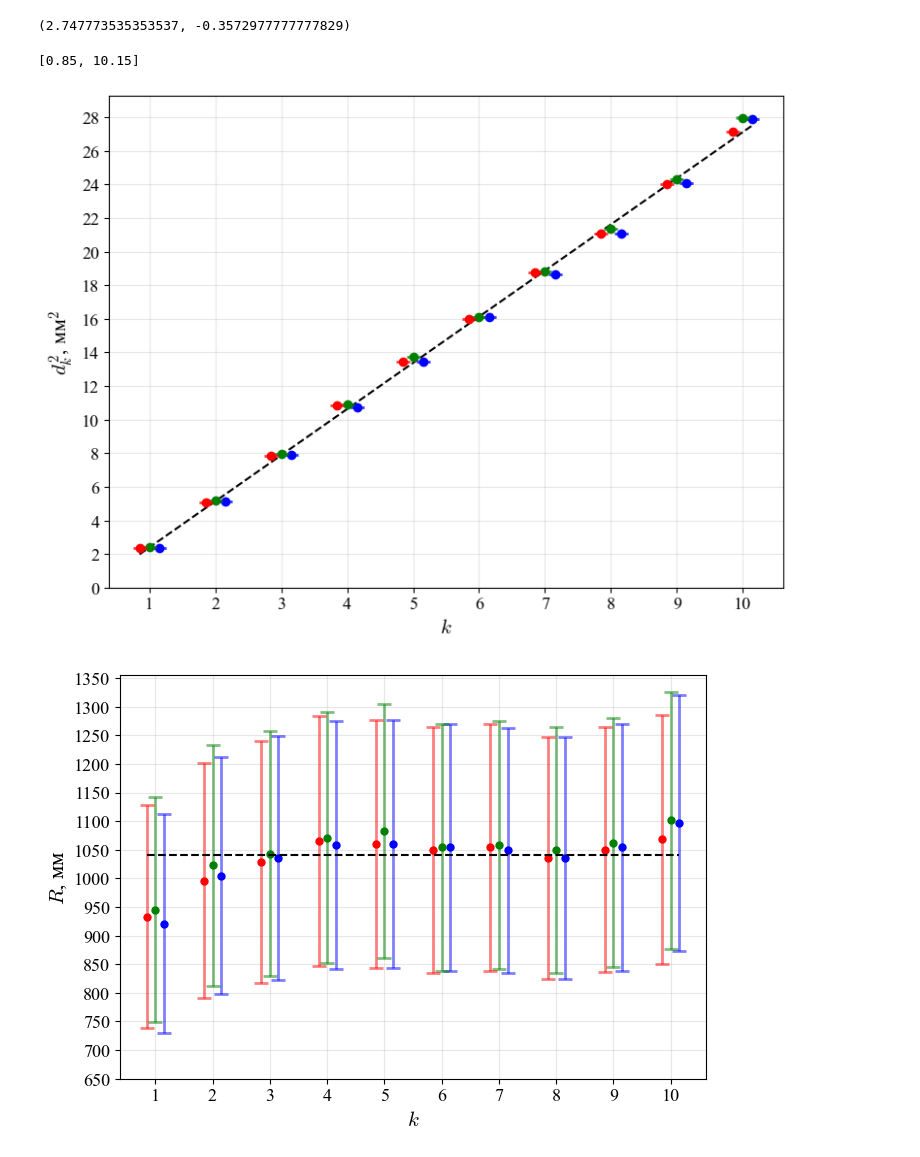
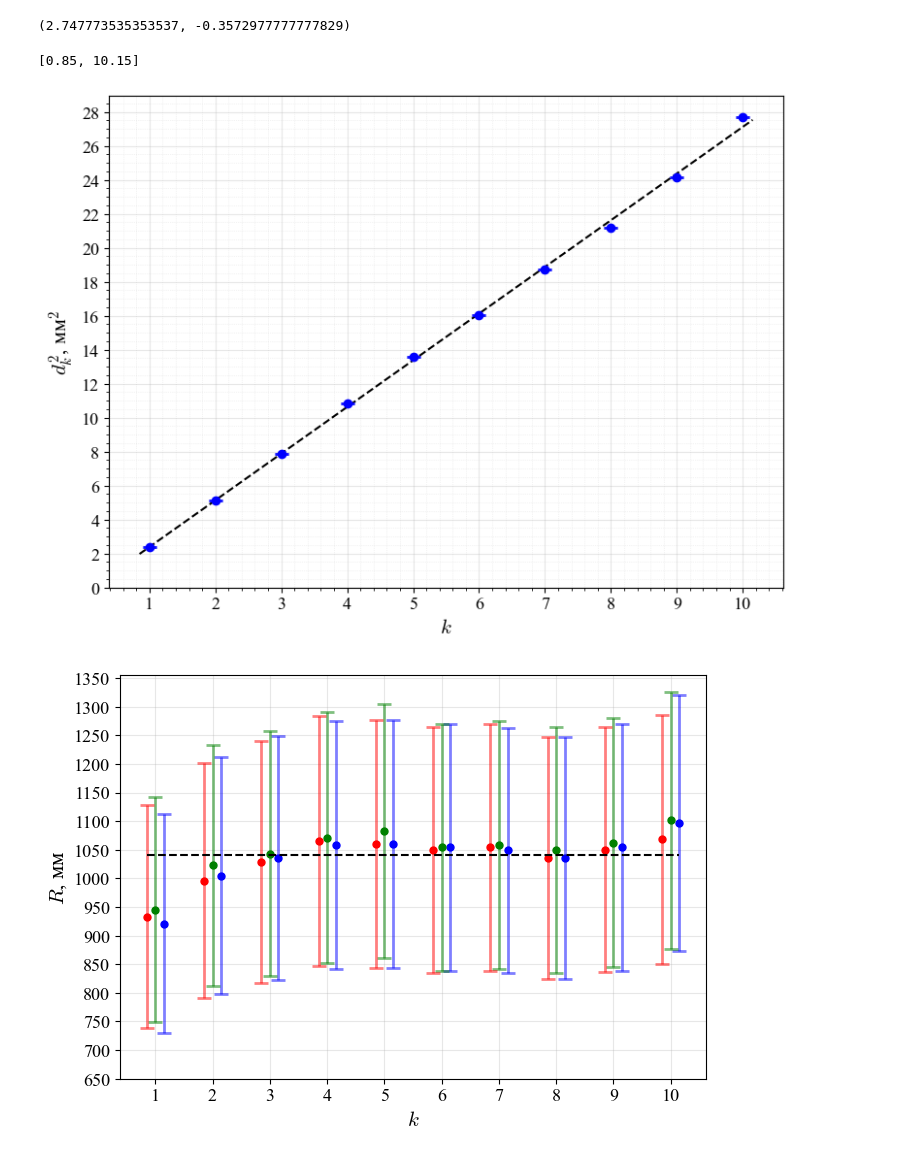
Before and after one commit to SerKin0/IBTC-physics-2k4s-latex-newton_ring, a Jupyter notebook: data/main.ipynb, the cells around one changed output. Cells and saved outputs as stored; diff of their text form; code cells hidden in the pictures.

```diff
--- a/data/main.ipynb
+++ b/data/main.ipynb
@@ -325,0 +334,10 @@ middle_square_diameters
+# %%
+middle_error_square_diameters = []
+
+count_row = len(errors_square_diameters_rings[0])
+count_col = len(errors_square_diameters_rings)
+
+for row in range(count_row):
+    middle_error_square_diameters.append(1 / count_col * math.sqrt(sum([errors_square_diameters_rings[col][row]**2 for col in range(count_col)])))
+
+middle_error_square_diameters
@@ -336,50 +365,65 @@ step = 0.15
 
 colors = [
     "blue",
     "green",
     "red",
 ]
 trend = lambda x: k_square_diameters * x + b_square_diameters
 
 x_trend = [1-step, 10+step]
 y_trend = [trend(i) for i in x_trend]
 
 print(x_trend)
 plt.plot(x_trend, y_trend, '--', color='black')
 
 y_points = [i + 1 for i in range(10)][::-1]
 
 length = len(square_diameters_rings)
 
-for index_test, (diameters, error_diameters) in enumerate(
-    zip(square_diameters_rings, errors_square_diameters_rings)
-):
-    window_y = [y - step * (index_test - length // 2) for y in y_points]
-    ax.plot(window_y, diameters, "o", color=colors[index_test])
-    ax.errorbar(
-        window_y,
-        diameters,
-        yerr=error_diameters,
-        fmt="none",
-        capsize=5,
-        capthick=2,
-        elinewidth=2,
-        color=colors[index_test],
-        alpha=0.5,
-    )
+# for index_test, (diameters, error_diameters, mid_diameters, mid_error_diameters) in enumerate(
+#     zip(square_diameters_rings, errors_square_diameters_rings, middle_square_diameters, middle_error_square_diameters)
+# ):
+#     window_y = [y - step * (index_test - length // 2) for y in y_points]
+#     ax.plot(window_y, diameters, "o", color=colors[index_test], alpha=0.1)
+#     ax.errorbar(
+#         window_y,
+#         diameters,
+#         yerr=error_diameters,
+#         fmt="none",
+#         capsize=5,
+#         capthick=2,
+#         elinewidth=2,
+#         color=colors[index_test],
+#         alpha=0.1,
+#     )
 
+plt.plot(y_points, middle_square_diameters, "o", color='blue')
+ax.errorbar(
+    y_points,
+    middle_square_diameters,
+    yerr=middle_error_square_diameters,
+    fmt="none",
+    capsize=5,
+    capthick=2,
+    elinewidth=2,
+    color='blue',
+    alpha=0.7,
+)
+
+plt.minorticks_on()
 
 plt.xlabel("$k$")
 plt.ylabel(r"$d_k^2$, $\text{мм}^2$")
 plt.xticks(y_points)
 plt.yticks(np.arange(0, 30, 2))
 ax.grid(True, alpha=0.3)
+plt.grid(True, which='minor', linestyle=':', linewidth=0.5, alpha=0.3)
 plt.tight_layout()
 fig.savefig('graph_1.pdf', bbox_inches='tight')
 plt.show()
 # %% [output]
 [0.85, 10.15]
-[figure, old version]
+[figure, new version]
 # %%
 middle = 0
 count = 0
```
Also changed, not shown: parts of 3 cells of this notebook, 9 other files.
